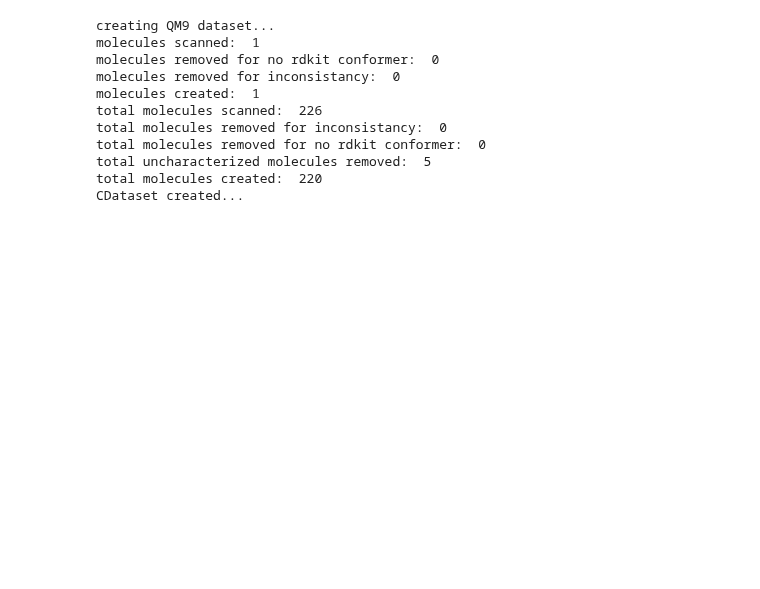
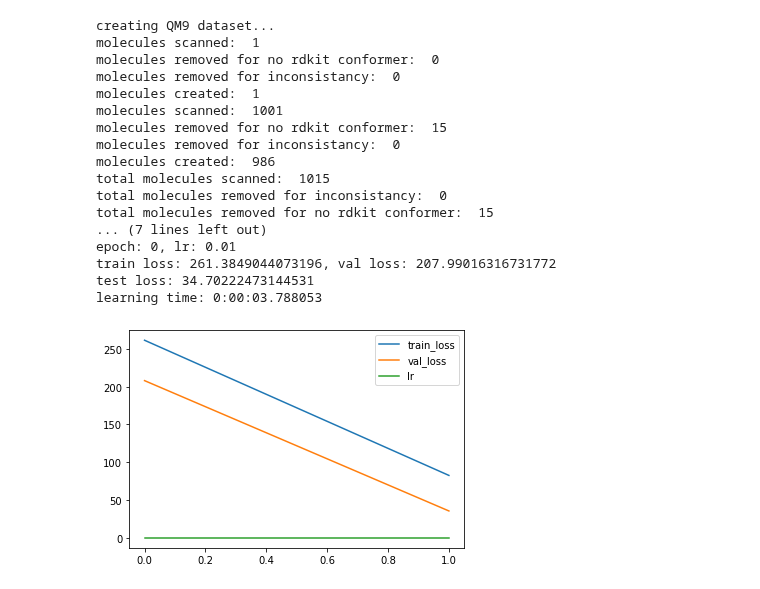
Before and after one commit to icanswim/qchem, a Jupyter notebook: experiment.ipynb, the cells around one changed output. Drawn from its saved outputs; the diff is of its cells as text; code cells hidden in the pictures; blank space fills up the shorter version.

```diff
--- a/experiment.ipynb
+++ b/experiment.ipynb
@@ -437,8 +437,7 @@ l = Learn([QM9], FFNet, Selector, Optimizer=Adam, Scheduler=ReduceLROnPlateau, C
           opt_params=opt_params, sched_params=sched_params, crit_params=crit_params,
           batch_size=256, epochs=30)
 # %%
-#create a filtered QM9 rdkit augmented dataset, find the longest and shortest molecule,
-#save it
+#test test
 rdkit_features = ['atomic_number','aromatic','degree',
                   'charge','n_hs','n_rads','coulomb']
 
@@ -447,78 +446,86 @@ rdkit_edge = ['edge_indices','edge_attr']
 qm9_features = ['A','B','C','mu','alpha','homo','lumo','gap',
                 'r2','zpve','U0','U','H','G','Cv','mulliken']
 
-
 ds_params = {'train_params': {'input_dict': {'model_input': {'X': ['atomic_number'],
-                                                             'embed': ['hybridization','chirality']},
-                                             'criterion_input': {'y': ['U0']}},
-                              'n': 2000,
+                                                             'embed': ['hybridization']
+                                                            },
+                                             'criterion_input': {'target': ['U0']}},
+                              'n': 1000,
                               'db': 'rdkit',
                               'n_conformers': 1,
-                              'pad': 18,
+                              'pad': 23,
                               'pad_feats': ['mulliken','coulomb','aromatic','degree',
                                             'charge','n_hs','n_rads','atomic_number',
                                             'hybridization','chirality'],
-                              'as_tensor': False,
-                              'filter_on': ('n_atoms','<','18'),
+                              'as_tensor': True,
+                              #'filter_on': ('n_atoms','<','18'),
                               'use_pickle': False,
                               'flatten': True}}
 
-model_params = {'D_in': 6*23+23*23+11+23+16*23+16*23,
-                'H': 2048,
-                'D_out': 1,
+
+model_params = {'in_channels': 23+23*16,
+                'hidden': 1024,
+                'out_channels': 1,
                 'model_name': 'funnel',
-                'embed_params': [('hybridization',9,16,0,True),('chirality',9,16,0,True)]
+                'embed_params': [('hybridization',9,16,0,True)]
+               }
 
 metrics_params = {'report_interval': 10,
                   'log_plot': True}
 
 crit_params = {'reduction': 'sum'}
 
 sample_params = {'set_seed': 88,
                  'splits': (.7,.15),
                  #'subset': .1
                 }
 
 sched_params = {'factor': .5,
                 'patience': 5,
                 'cooldown': 2}
 
 opt_params = {'lr': 0.01}
 
 l = Learn([QM9], FFNet, Selector, Optimizer=Adam, Scheduler=ReduceLROnPlateau, Criterion=L1Loss,
           model_params=model_params, ds_params=ds_params, sample_params=sample_params,
           opt_params=opt_params, sched_params=sched_params, crit_params=crit_params,
-          batch_size=256, epochs=2)
+          batch_size=12, epochs=2)
+# %% [output]
+creating QM9 dataset...
+molecules scanned:  1
+molecules removed for no rdkit conformer:  0
+molecules removed for inconsistancy:  0
+molecules created:  1
+molecules scanned:  1001
+molecules removed for no rdkit conformer:  15
+molecules removed for inconsistancy:  0
+molecules created:  986
+total molecules scanned:  1015
+total molecules removed for inconsistancy:  0
+total molecules removed for no rdkit conformer:  15
+... (7 lines left out)
+epoch: 0, lr: 0.01
+train loss: 261.3849044073196, val loss: 207.99016316731772
+test loss: 34.70222473144531
+learning time: 0:00:03.788053
+[figure, added]
 # %%
 ds_params = {'train_params': {'input_dict': {'model_input': {'X': ['atomic_number'],
-                                                             'embed': ['hybridization','chirality',
-                                                                       'atom_type'],
-                                                             'edges': ['edge_attr','edge_indices']},
-                                             'criterion_input': {'y': ['U0']}},
-                              'n': 2000,
+                                                             'embed': ['hybridization']
+                                                            },
+                                             'criterion_input': {'target': ['U0']}},
+                              'n': 1000,
                               'db': 'rdkit',
                               'n_conformers': 1,
-                              'pad': None,
+                              'pad': 23,
                               'pad_feats': ['mulliken','coulomb','aromatic','degree',
                                             'charge','n_hs','n_rads','atomic_number',
                                             'hybridization','chirality'],
-                              'as_tensor': False,
-                              'filter_on': ('n_atoms','<','18'),
+                              'as_tensor': True,
+                              #'filter_on': ('n_atoms','<','18'),
                               'use_pickle': False,
                               'flatten': True}}
 
 qm9 = QM9(**ds_params['train_params'])
-# %% [output]
-creating QM9 dataset...
-molecules scanned:  1
-molecules removed for no rdkit conformer:  0
-molecules removed for inconsistancy:  0
-molecules created:  1
-total molecules scanned:  226
-total molecules removed for inconsistancy:  0
-total molecules removed for no rdkit conformer:  0
-total uncharacterized molecules removed:  5
-total molecules created:  220
-CDataset created...
 # %%
 qm9[1]
```
Also changed, not shown: parts of 12 cells of this notebook.
